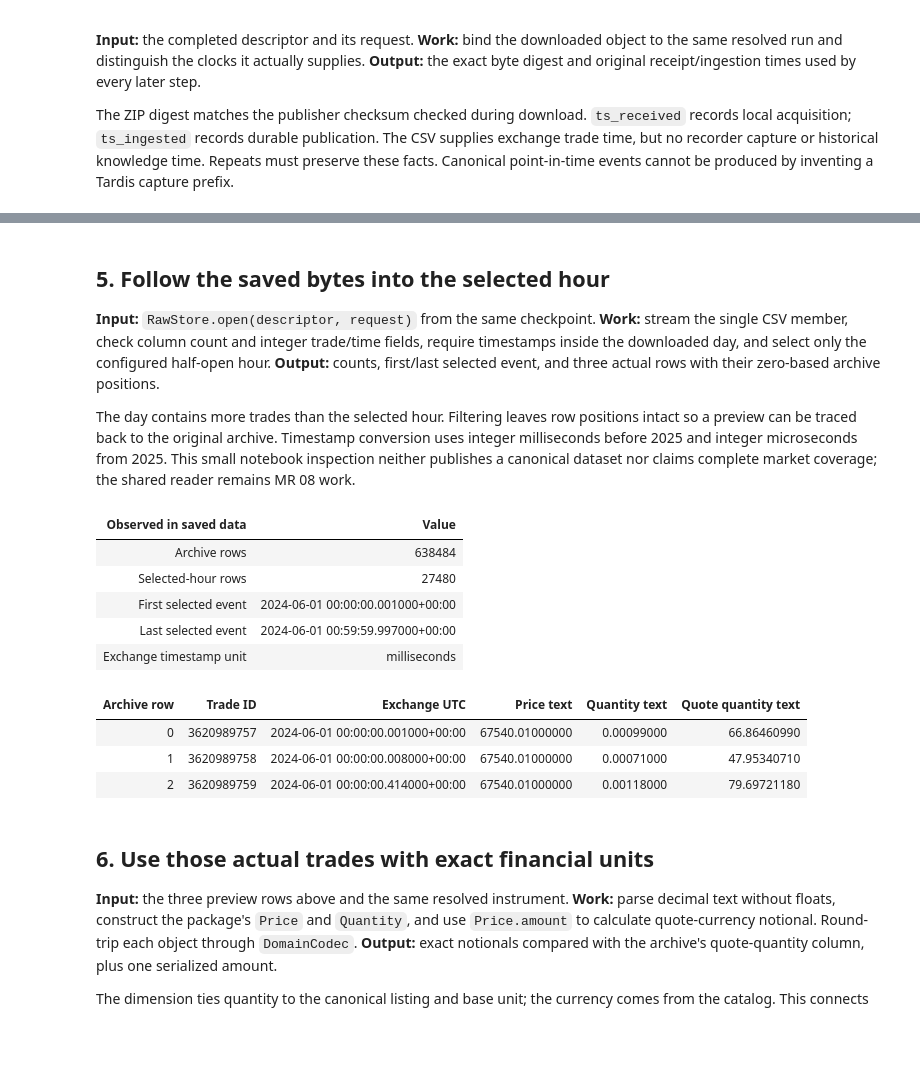
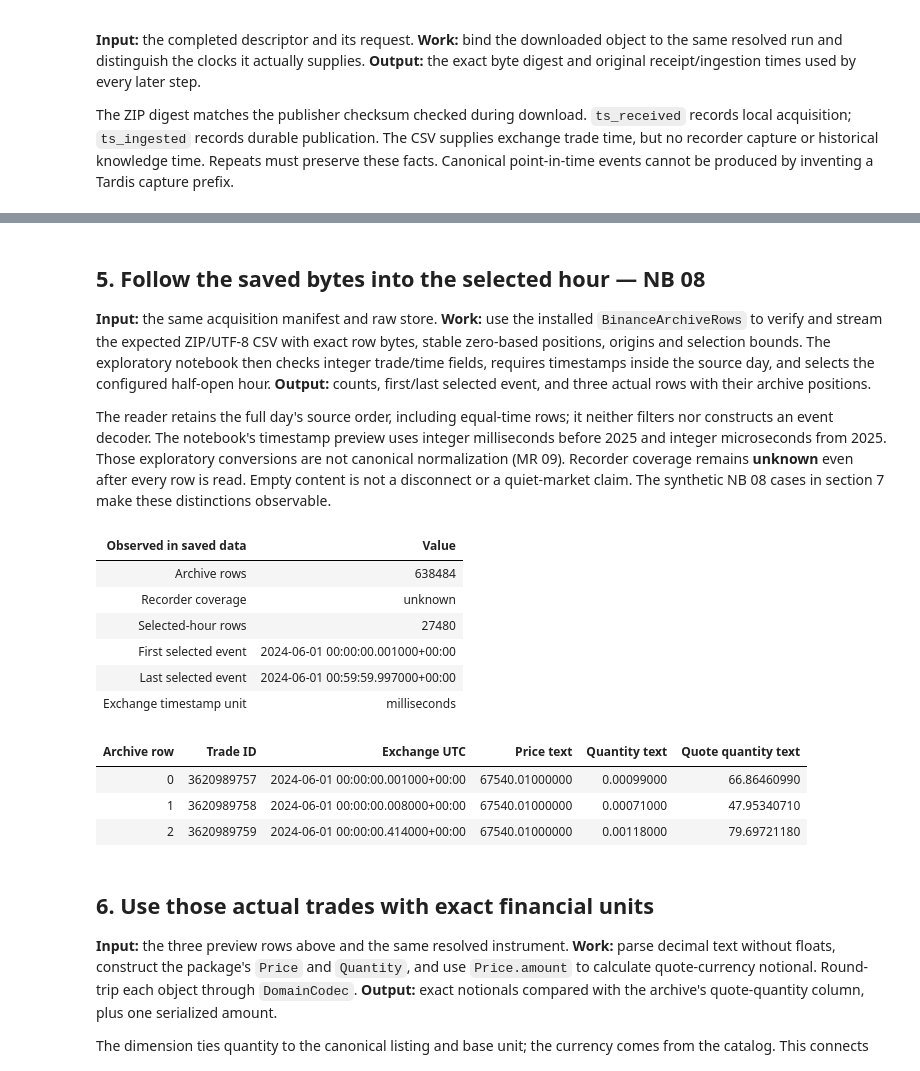
Before and after one commit to lixuanguang/alpha-research-lab-private, a Jupyter notebook: examples/research-foundations.ipynb, the cells around one changed output, grey strips where cells are left out. Cells and saved outputs as stored; diff of their text form; code cells hidden in the pictures; blank space fills up the shorter version.

```diff
--- a/examples/research-foundations.ipynb
+++ b/examples/research-foundations.ipynb
@@ -433,84 +438,74 @@ NotebookDisplay.show_table(
 | Exchange event time | CSV time column; inspected next |
 | Recorder capture / historical kno... | not supplied / unknown |
 # %% [markdown]
-## 5. Follow the saved bytes into the selected hour
+## 5. Follow the saved bytes into the selected hour — NB 08
 
-**Input:** `RawStore.open(descriptor, request)` from the same checkpoint. **Work:** stream the single CSV member, check column count and integer trade/time fields, require timestamps inside the downloaded day, and select only the configured half-open hour. **Output:** counts, first/last selected event, and three actual rows with their zero-based archive positions.
+**Input:** the same acquisition manifest and raw store. **Work:** use the installed `BinanceArchiveRows` to verify and stream the expected ZIP/UTF-8 CSV with exact row bytes, stable zero-based positions, origins and selection bounds. The exploratory notebook then checks integer trade/time fields, requires timestamps inside the source day, and selects the configured half-open hour. **Output:** counts, first/last selected event, and three actual rows with their archive positions.
 
-The day contains more trades than the selected hour. Filtering leaves row positions intact so a preview can be traced back to the original archive. Timestamp conversion uses integer milliseconds before 2025 and integer microseconds from 2025. This small notebook inspection neither publishes a canonical dataset nor claims complete market coverage; the shared reader remains MR 08 work.
+The reader retains the full day's source order, including equal-time rows; it neither filters nor constructs an event decoder. The notebook's timestamp preview uses integer milliseconds before 2025 and integer microseconds from 2025. Those exploratory conversions are not canonical normalization (MR 09). Recorder coverage remains **unknown** even after every row is read. Empty content is not a disconnect or a quiet-market claim. The synthetic NB 08 cases in section 7 make these distinctions observable.
 # %%
-# standard library imports
-import csv
-from io import TextIOWrapper
-from zipfile import ZipFile
+# project library imports
+from alpha_research.data.providers.binance.rows import BinanceArchiveRows
 
 selected_count, archive_count = 0, 0
 selected_first, selected_last = None, None
 selected_preview = []
 epoch = datetime(1970, 1, 1, tzinfo=UTC)
 uses_microseconds = real_request.start >= datetime(2025, 1, 1, tzinfo=UTC)
-with real_store.open(descriptor=descriptor, request=real_request) as saved:
-    with ZipFile(saved) as archive, archive.open(archive.infolist()[0]) as member:
-        for position, row in enumerate(
-            csv.reader(TextIOWrapper(member, encoding="utf-8", newline=""))
-        ):
-            if (
-                len(row) != 7
-                or not row[0].isascii()
-                or not row[0].isdecimal()
-                or not row[4].isascii()
-                or not row[4].isdecimal()
-            ):
-                raise ValueError(
-                    f"Unexpected individual-trade CSV schema at archive row {position}"
-                )
-            timestamp = epoch + timedelta(
-                microseconds=int(row[4]) * (1 if uses_microseconds else 1000)
-            )
-            if not real_request.start <= timestamp < real_request.end:
-                raise ValueError(f"Trade timestamp is outside the archive day at row {position}")
-            archive_count += 1
-            if real_run.job.start <= timestamp < real_run.job.end:
-                selected_count += 1
-                selected_first = (
-                    timestamp if selected_first is None else min(selected_first, timestamp)
-                )
-                selected_last = (
-                    timestamp if selected_last is None else max(selected_last, timestamp)
-                )
-                if len(selected_preview) < 3:
-                    selected_preview.append((position, timestamp, tuple(row)))
+archive_reader = BinanceArchiveRows.from_manifest(real_checkpoint)[0]
+for raw_row in archive_reader.read(real_store, max_bytes=BINANCE_MAX_BYTES):
+    position, row = raw_row.position, raw_row.columns()
+    if (
+        len(row) != 7
+        or not row[0].isascii()
+        or not row[0].isdecimal()
+        or not row[4].isascii()
+        or not row[4].isdecimal()
+    ):
+        raise ValueError(f"Unexpected individual-trade CSV schema at archive row {position}")
+    timestamp = epoch + timedelta(microseconds=int(row[4]) * (1 if uses_microseconds else 1000))
+    if not real_request.start <= timestamp < real_request.end:
+        raise ValueError(f"Trade timestamp is outside the archive day at row {position}")
+    archive_count += 1
+    if real_run.job.start <= timestamp < real_run.job.end:
+        selected_count += 1
+        selected_first = timestamp if selected_first is None else min(selected_first, timestamp)
+        selected_last = timestamp if selected_last is None else max(selected_last, timestamp)
+        if len(selected_preview) < 3:
+            selected_preview.append((position, timestamp, tuple(row)))
 if not selected_count:
     raise ValueError(
         "The selected hour contains no observations; do not pad prices or claim a usable sample."
     )
 NotebookDisplay.show_table(
     ("Observed in saved data", "Value"),
     [
         ("Archive rows", archive_count),
+        ("Recorder coverage", archive_reader.recorder_coverage),
         ("Selected-hour rows", selected_count),
         ("First selected event", selected_first),
         ("Last selected event", selected_last),
         ("Exchange timestamp unit", "microseconds" if uses_microseconds else "milliseconds"),
     ],
 )
 NotebookDisplay.show_table(
     (
         "Archive row",
         "Trade ID",
         "Exchange UTC",
         "Price text",
         "Quantity text",
         "Quote quantity text",
     ),
     [
         (position, row[0], timestamp, row[1], row[2], row[3])
         for position, timestamp, row in selected_preview
     ],
 )
 # %% [output]
 | Observed in saved data | Value |
 | Archive rows | 638484 |
+| Recorder coverage | unknown |
 | Selected-hour rows | 27480 |
 | First selected event | 2024-06-01 00:00:00.001000+00:00 |
 | Last selected event | 2024-06-01 00:59:59.997000+00:00 |
```
Also changed, not shown: parts of 8 cells of this notebook, 7 other files.
